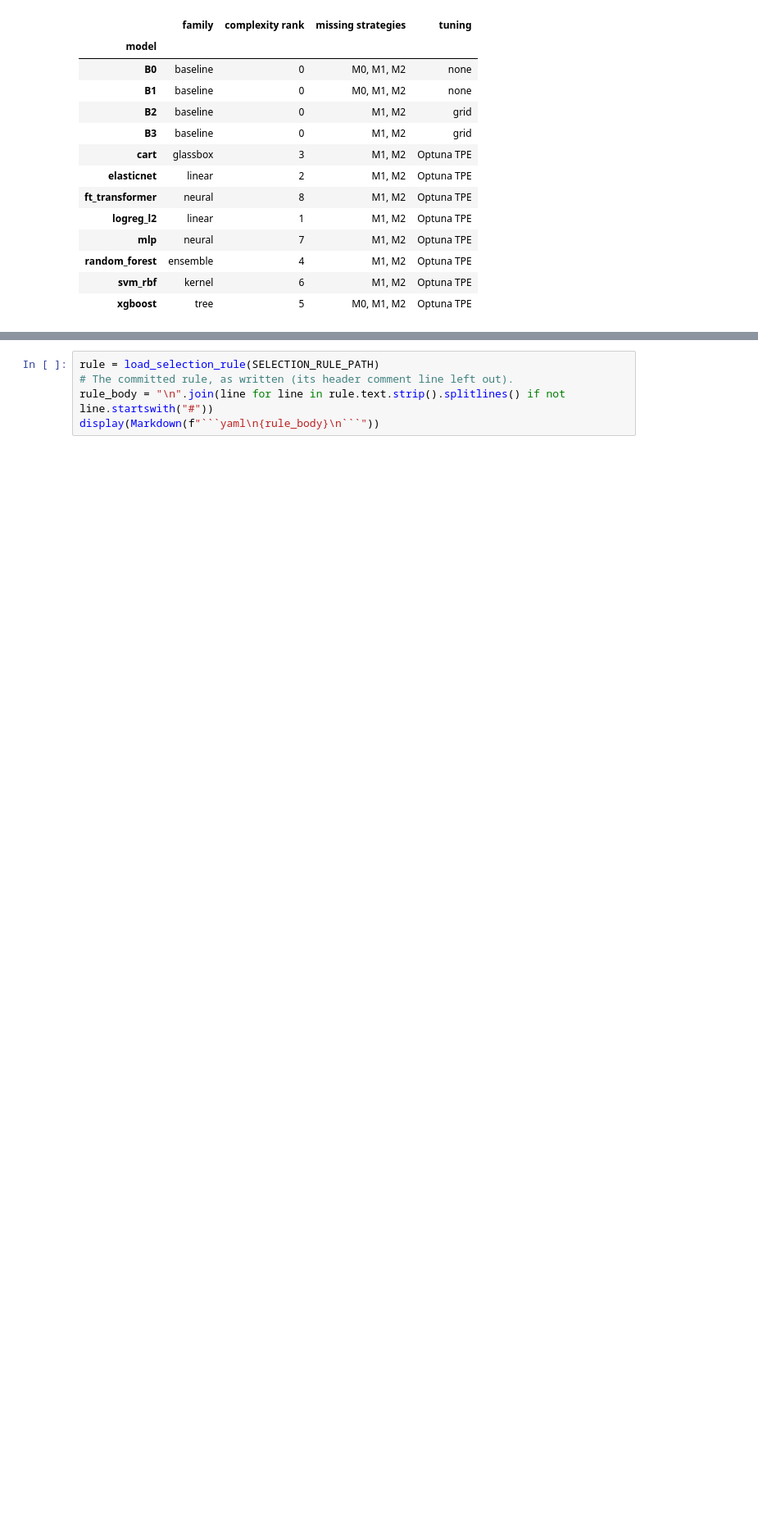
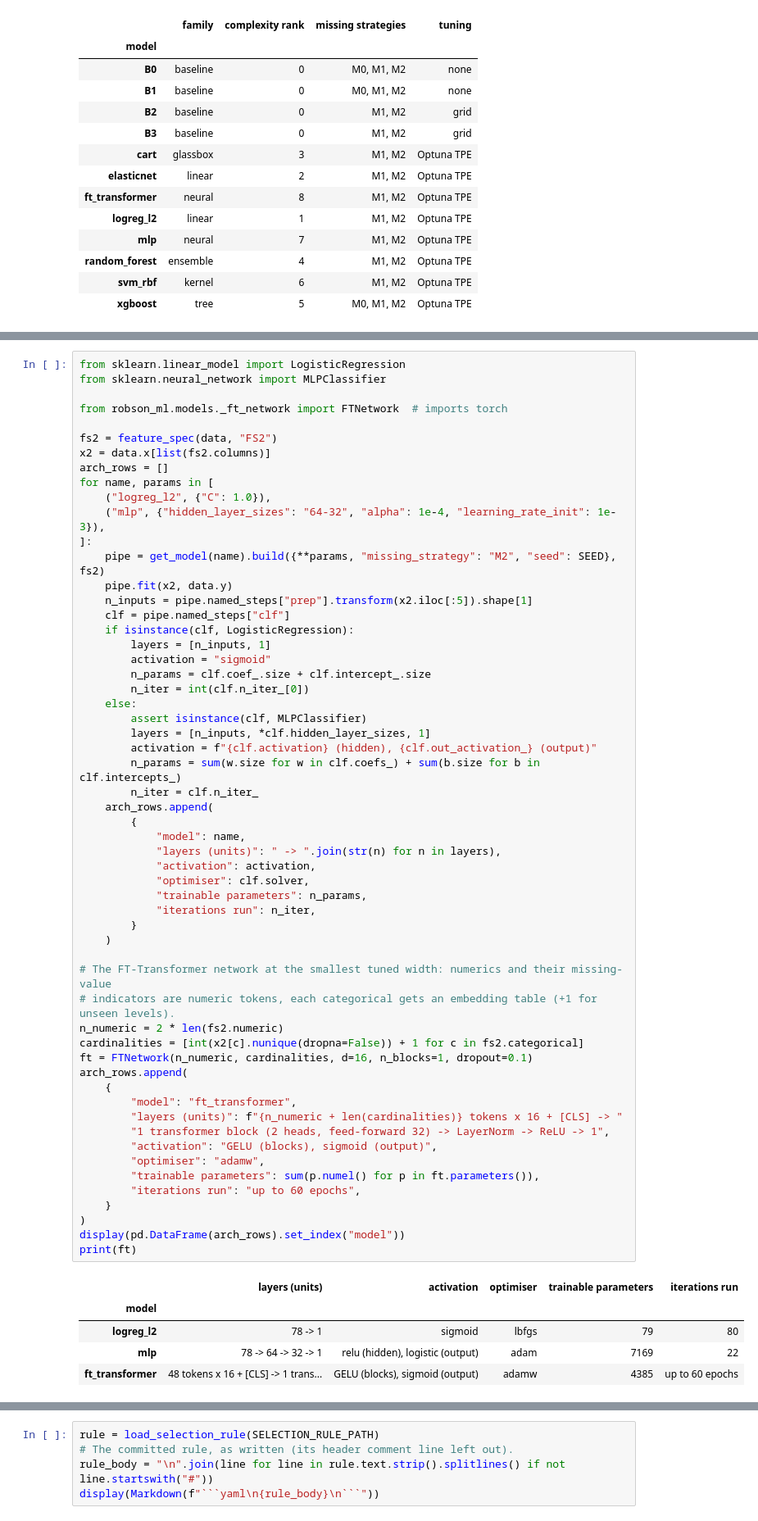
Before and after one commit to icyeza/robby, a Jupyter notebook: ML/notebooks/01_cesarean_readiness_pipeline.ipynb, the cells around one changed output, grey strips where cells are left out. Shown at 82% size. Cells and saved outputs as stored; diff of their text form; blank space fills up the shorter version.

```diff
--- a/ML/notebooks/01_cesarean_readiness_pipeline.ipynb
+++ b/ML/notebooks/01_cesarean_readiness_pipeline.ipynb
@@ -1162,0 +1184,63 @@ Pipeline(steps=[('prep',
+# %%
+from sklearn.linear_model import LogisticRegression
+from sklearn.neural_network import MLPClassifier
+
+from robson_ml.models._ft_network import FTNetwork  # imports torch
+
+fs2 = feature_spec(data, "FS2")
+x2 = data.x[list(fs2.columns)]
+arch_rows = []
+for name, params in [
+    ("logreg_l2", {"C": 1.0}),
+    ("mlp", {"hidden_layer_sizes": "64-32", "alpha": 1e-4, "learning_rate_init": 1e-3}),
+]:
+    pipe = get_model(name).build({**params, "missing_strategy": "M2", "seed": SEED}, fs2)
+    pipe.fit(x2, data.y)
+    n_inputs = pipe.named_steps["prep"].transform(x2.iloc[:5]).shape[1]
+    clf = pipe.named_steps["clf"]
+    if isinstance(clf, LogisticRegression):
+        layers = [n_inputs, 1]
+        activation = "sigmoid"
+        n_params = clf.coef_.size + clf.intercept_.size
+        n_iter = int(clf.n_iter_[0])
+    else:
+        assert isinstance(clf, MLPClassifier)
+        layers = [n_inputs, *clf.hidden_layer_sizes, 1]
+        activation = f"{clf.activation} (hidden), {clf.out_activation_} (output)"
+        n_params = sum(w.size for w in clf.coefs_) + sum(b.size for b in clf.intercepts_)
+        n_iter = clf.n_iter_
+    arch_rows.append(
+        {
+            "model": name,
+            "layers (units)": " -> ".join(str(n) for n in layers),
+            "activation": activation,
+            "optimiser": clf.solver,
+            "trainable parameters": n_params,
+            "iterations run": n_iter,
+        }
+    )
+
+# The FT-Transformer network at the smallest tuned width: numerics and their missing-value
+# indicators are numeric tokens, each categorical gets an embedding table (+1 for unseen levels).
+n_numeric = 2 * len(fs2.numeric)
+cardinalities = [int(x2[c].nunique(dropna=False)) + 1 for c in fs2.categorical]
+ft = FTNetwork(n_numeric, cardinalities, d=16, n_blocks=1, dropout=0.1)
+arch_rows.append(
+    {
+        "model": "ft_transformer",
+        "layers (units)": f"{n_numeric + len(cardinalities)} tokens x 16 + [CLS] -> "
+        "1 transformer block (2 heads, feed-forward 32) -> LayerNorm -> ReLU -> 1",
+        "activation": "GELU (blocks), sigmoid (output)",
+        "optimiser": "adamw",
+        "trainable parameters": sum(p.numel() for p in ft.parameters()),
+        "iterations run": "up to 60 epochs",
+    }
+)
+display(pd.DataFrame(arch_rows).set_index("model"))
+print(ft)
+# %% [output]
+|  | layers (units) | activation | optimiser | trainable parameters | iterations run |
+| model |  |  |  |  |  |
+| logreg_l2 | 78 -> 1 | sigmoid | lbfgs | 79 | 80 |
+| mlp | 78 -> 64 -> 32 -> 1 | relu (hidden), logistic (output) | adam | 7169 | 22 |
+| ft_transformer | 48 tokens x 16 + [CLS] -> 1 trans... | GELU (blocks), sigmoid (output) | adamw | 4385 | up to 60 epochs |
```
Also changed, not shown: parts of 9 cells of this notebook.
